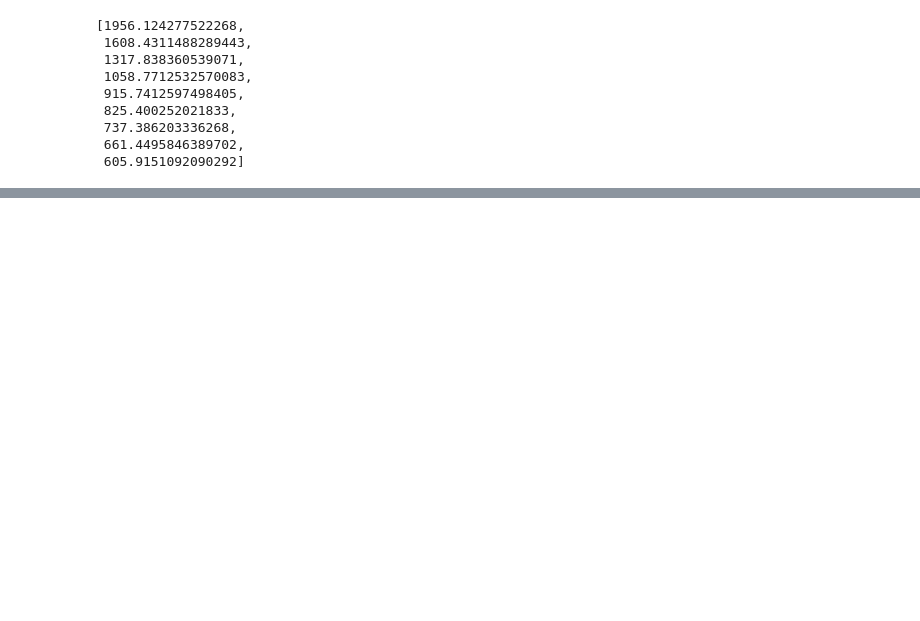
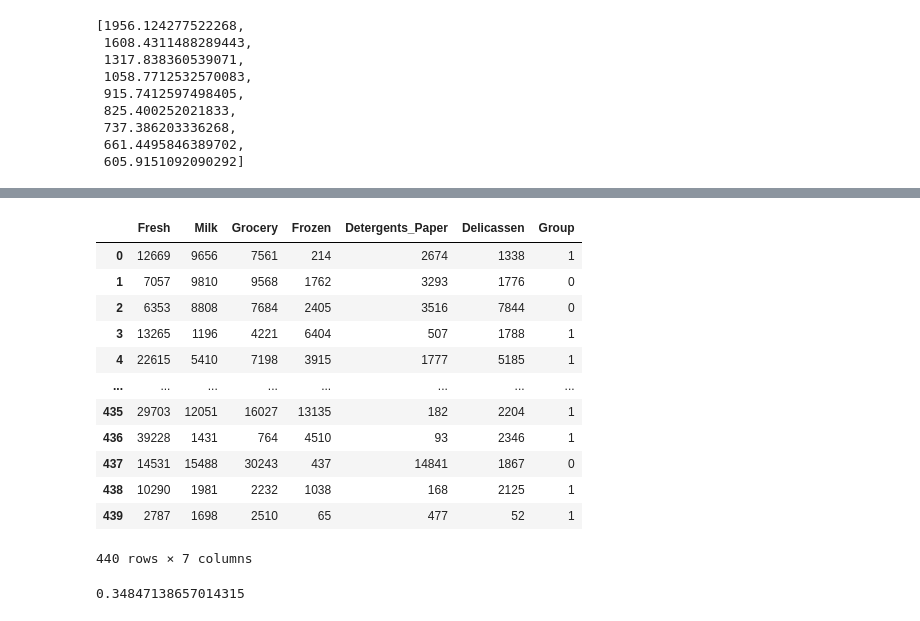
Before and after one commit to RinkuAshish2/Python, a Jupyter notebook: DAY21.ipynb, the cells around one changed output, grey strips where cells are left out. Drawn from its saved outputs; the diff is of its cells as text; code cells hidden in the pictures; blank space fills up the shorter version.

```diff
--- a/DAY21.ipynb
+++ b/DAY21.ipynb
@@ -317,0 +334,5 @@ wcss
+# %%
+#fitting k-means to the dataset
+model=KMeans(n_clusters=4,random_state=42)
+groups=model.fit_predict(X)
+groups
@@ -317,0 +364,3 @@ wcss
+# %%
+group_num=pd.DataFrame(groups,columns=['Group'])
+group_num
@@ -317,0 +381,21 @@ wcss
+# %%
+num_value=pd.concat([df,group_num],axis=1)
+num_value
+# %% [output]
+|  | Fresh | Milk | Grocery | Frozen | Detergents_Paper | Delicassen | Group |
+| 0 | 12669 | 9656 | 7561 | 214 | 2674 | 1338 | 1 |
+| 1 | 7057 | 9810 | 9568 | 1762 | 3293 | 1776 | 0 |
+| 2 | 6353 | 8808 | 7684 | 2405 | 3516 | 7844 | 0 |
+| 3 | 13265 | 1196 | 4221 | 6404 | 507 | 1788 | 1 |
+| 4 | 22615 | 5410 | 7198 | 3915 | 1777 | 5185 | 1 |
+| ... | ... | ... | ... | ... | ... | ... | ... |
+| 435 | 29703 | 12051 | 16027 | 13135 | 182 | 2204 | 1 |
+| 436 | 39228 | 1431 | 764 | 4510 | 93 | 2346 | 1 |
+| 437 | 14531 | 15488 | 30243 | 437 | 14841 | 1867 | 0 |
+| 438 | 10290 | 1981 | 2232 | 1038 | 168 | 2125 | 1 |
+| 439 | 2787 | 1698 | 2510 | 65 | 477 | 52 | 1 |
+440 rows × 7 columns
+# %%
+silhouette_score(X,groups)
+# %% [output]
+0.34847138657014315
```
Also changed, not shown: parts of 23 cells of this notebook.
